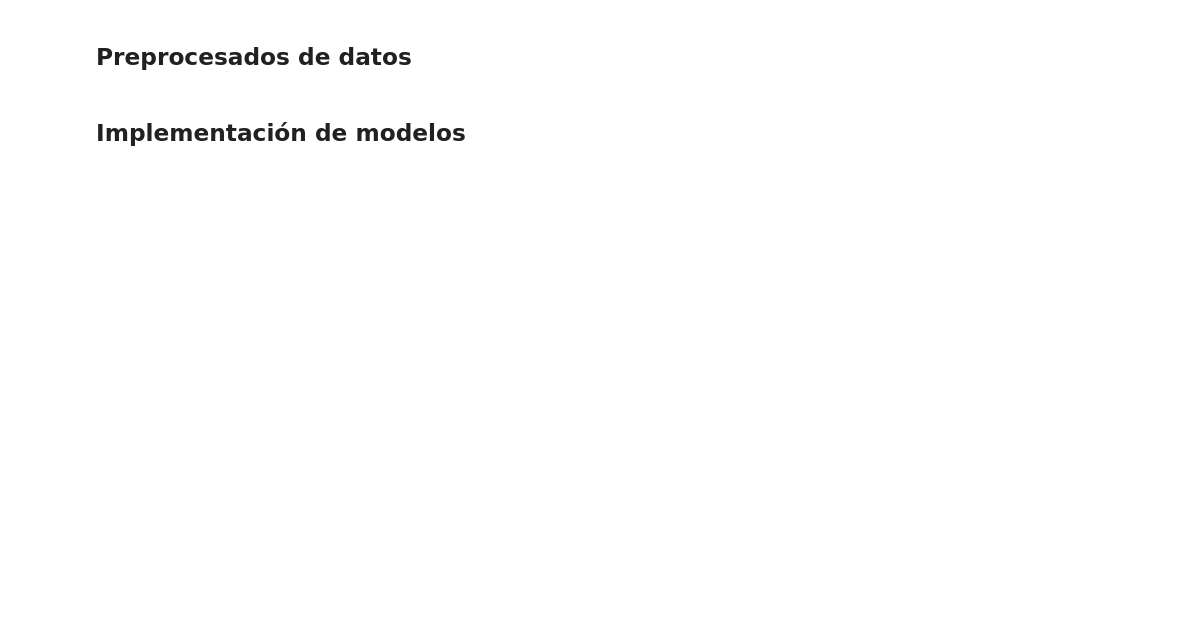
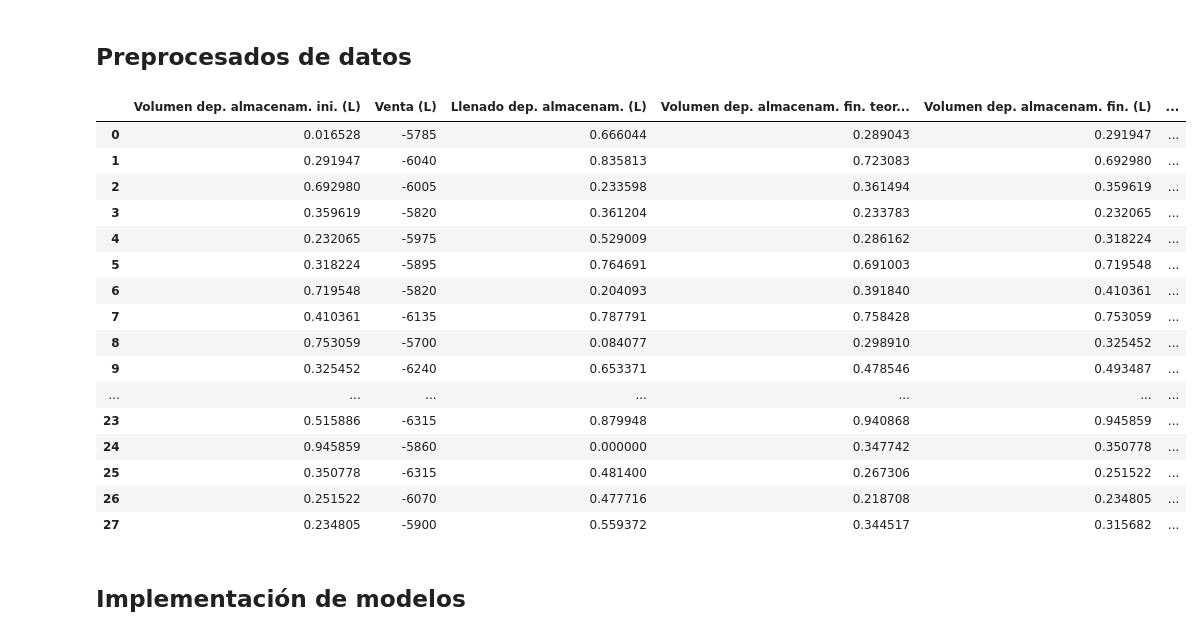
Before and after one commit to alu0101351773/TFM, a Jupyter notebook: src/project/main.ipynb, the cells around one changed output. Drawn from its saved outputs; the diff is of its cells as text; code cells hidden in the pictures; blank space fills up the shorter version.

```diff
--- a/src/project/main.ipynb
+++ b/src/project/main.ipynb
@@ -42,3 +78,37 @@ display(df)
+# %%
+from sklearn.preprocessing import MinMaxScaler
+
+numeric_cols = [
+    'Volumen dep. almacenam. ini. (L)',
+    'Llenado dep. almacenam. (L)',
+    'Volumen dep. almacenam. fin. teor. (L)',
+    'Volumen dep. almacenam. fin. (L)',
+    'Variacion',
+    'Variacion Acum.',
+]
+
+for col in numeric_cols:
+    df[col] = MinMaxScaler().fit_transform(df[[col]])
+
+display(df)
+# %% [output]
+|  | Volumen dep. almacenam. ini. (L) | Venta (L) | Llenado dep. almacenam. (L) | Volumen dep. almacenam. fin. teor... | Volumen dep. almacenam. fin. (L) | ... |
+| 0 | 0.016528 | -5785 | 0.666044 | 0.289043 | 0.291947 | ... |
+| 1 | 0.291947 | -6040 | 0.835813 | 0.723083 | 0.692980 | ... |
+| 2 | 0.692980 | -6005 | 0.233598 | 0.361494 | 0.359619 | ... |
+| 3 | 0.359619 | -5820 | 0.361204 | 0.233783 | 0.232065 | ... |
+| 4 | 0.232065 | -5975 | 0.529009 | 0.286162 | 0.318224 | ... |
+| 5 | 0.318224 | -5895 | 0.764691 | 0.691003 | 0.719548 | ... |
+| 6 | 0.719548 | -5820 | 0.204093 | 0.391840 | 0.410361 | ... |
+| 7 | 0.410361 | -6135 | 0.787791 | 0.758428 | 0.753059 | ... |
+| 8 | 0.753059 | -5700 | 0.084077 | 0.298910 | 0.325452 | ... |
+| 9 | 0.325452 | -6240 | 0.653371 | 0.478546 | 0.493487 | ... |
+| ... | ... | ... | ... | ... | ... | ... |
+| 23 | 0.515886 | -6315 | 0.879948 | 0.940868 | 0.945859 | ... |
+| 24 | 0.945859 | -5860 | 0.000000 | 0.347742 | 0.350778 | ... |
+| 25 | 0.350778 | -6315 | 0.481400 | 0.267306 | 0.251522 | ... |
+| 26 | 0.251522 | -6070 | 0.477716 | 0.218708 | 0.234805 | ... |
+| 27 | 0.234805 | -5900 | 0.559372 | 0.344517 | 0.315682 | ... |
 # %% [markdown]
 ## Implementación de modelos
 # %%
```
Also changed, not shown: parts of 8 cells of this notebook.
